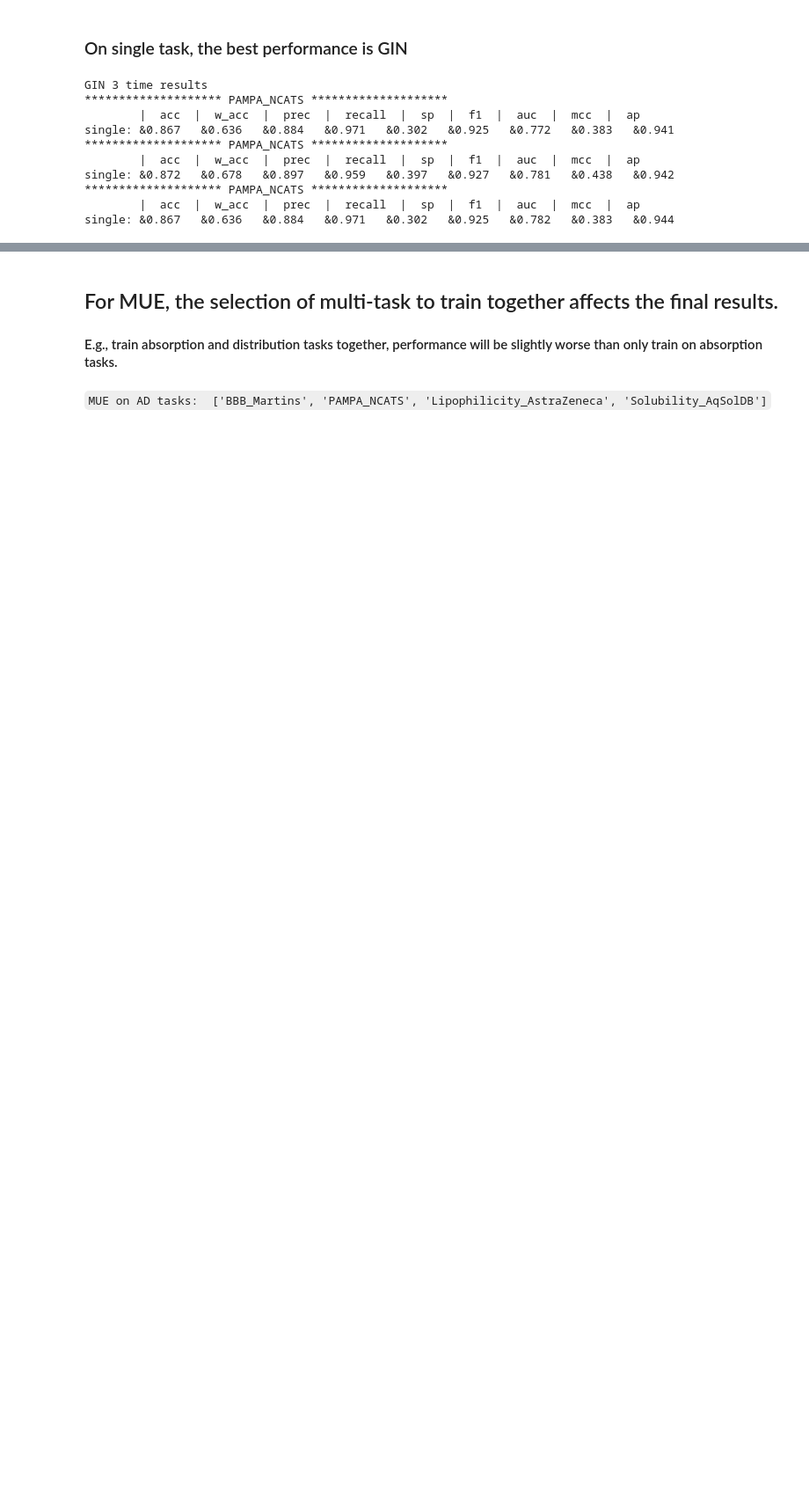
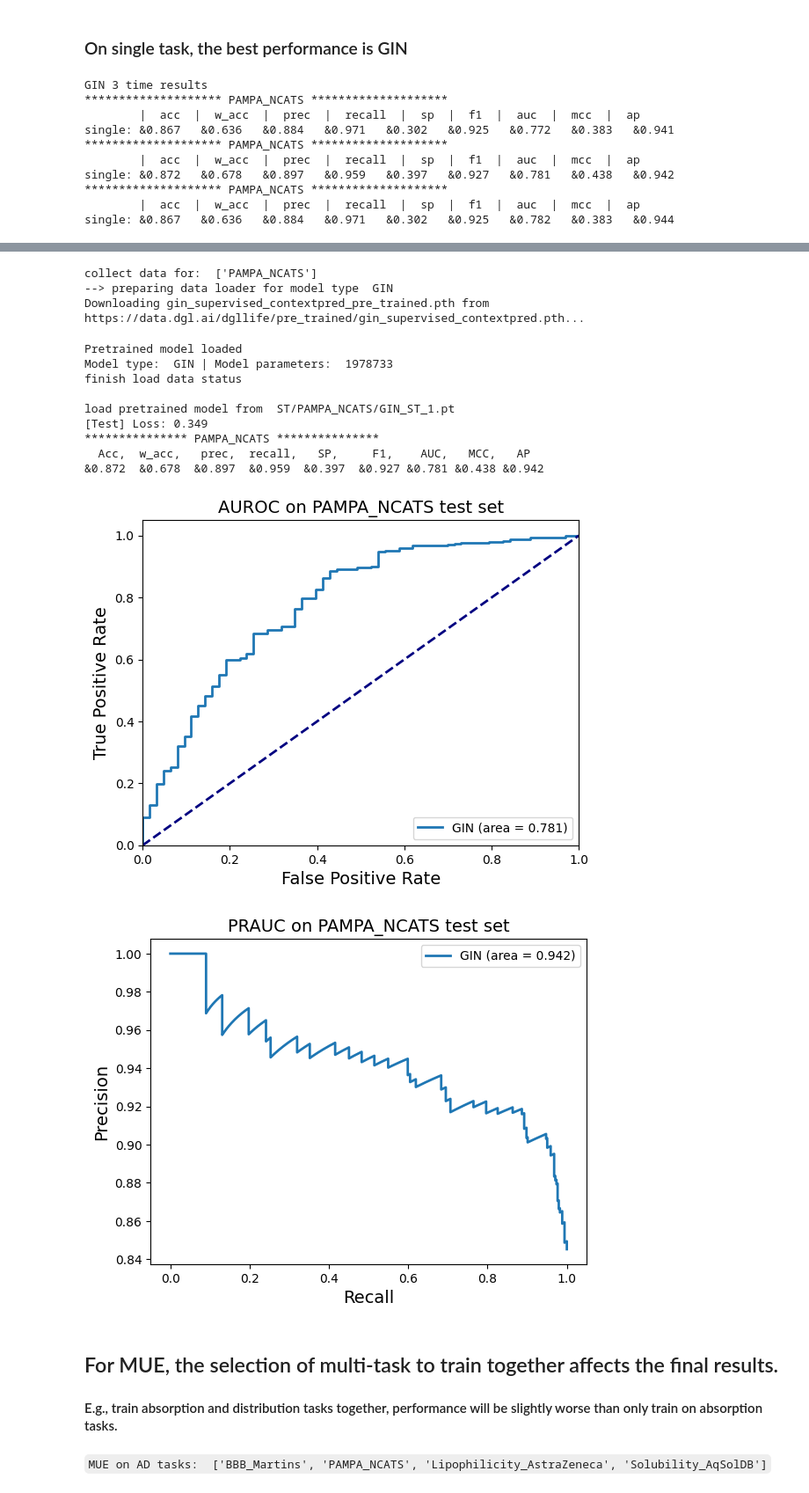
Before and after one commit to yingzibu/MOL2ADMET, a Jupyter notebook: results/PAMPA_Solu_evaluation.ipynb, the cells around one changed output, grey strips where cells are left out. Shown at 88% size. Cells and saved outputs as stored; diff of their text form; code cells hidden in the pictures; blank space fills up the shorter version.

```diff
--- a/results/PAMPA_Solu_evaluation.ipynb
+++ b/results/PAMPA_Solu_evaluation.ipynb
@@ -112,3 +163,12 @@ single: &0.872   &0.678   &0.897   &0.959   &0.397   &0.927   &0.781   &0.438
 ******************** PAMPA_NCATS ********************
         |  acc  |  w_acc  |  prec  |  recall  |  sp  |  f1  |  auc  |  mcc  |  ap
 single: &0.867   &0.636   &0.884   &0.971   &0.302   &0.925   &0.782   &0.383   &0.944
+# %%
+name = 'PAMPA_NCATS'
+model_type = 'GIN'
+folder_name = f'ST/{name}'
+i = 1
+
+file_name = f'{folder_name}/{model_type}_ST_{i}.yml'
+p_ST_PAM = yml_report(file_name, recalculate=True, return_all=True)
+# %% [output]
@@ -115,3 +178,17 @@ single: &0.867   &0.636   &0.884   &0.971   &0.302   &0.925   &0.782   &0.383
+collect data for:  ['PAMPA_NCATS']
+--> preparing data loader for model type  GIN
+Downloading gin_supervised_contextpred_pre_trained.pth from https://data.dgl.ai/dgllife/pre_trained/gin_supervised_contextpred.pth...
+Pretrained model loaded
+Model type:  GIN | Model parameters:  1978733
+finish load data status
+
+load pretrained model from  ST/PAMPA_NCATS/GIN_ST_1.pt
+[Test] Loss: 0.349
+*************** PAMPA_NCATS ***************
+  Acc,  w_acc,   prec,  recall,   SP,     F1,    AUC,   MCC,   AP
+&0.872  &0.678  &0.897  &0.959  &0.397  &0.927 &0.781 &0.438 &0.942
+[figure, added]
+[figure, added]
 # %% [markdown]
 ## For MUE, the selection of multi-task to train together affects the final results.
 
```
Also changed, not shown: parts of 19 cells of this notebook.
